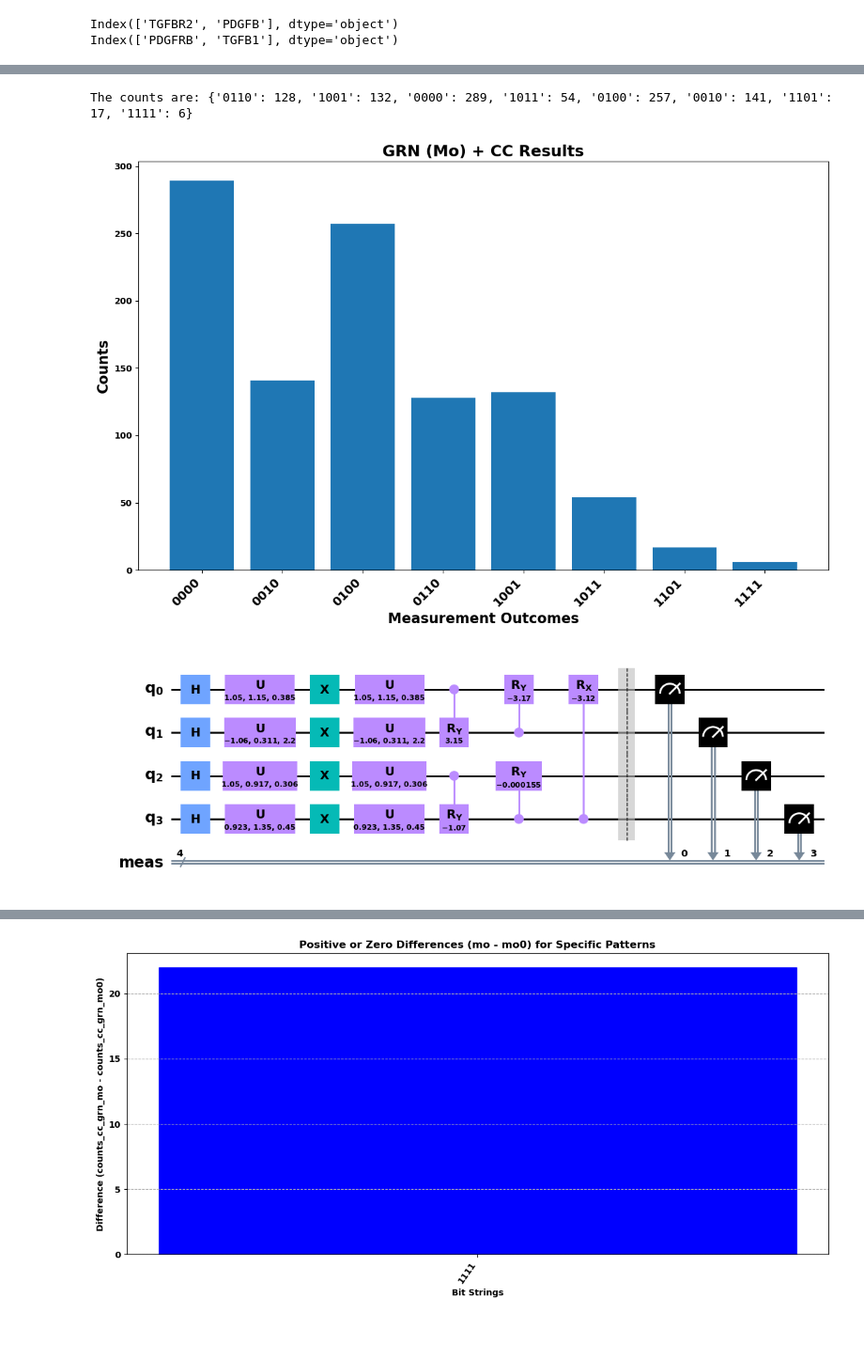
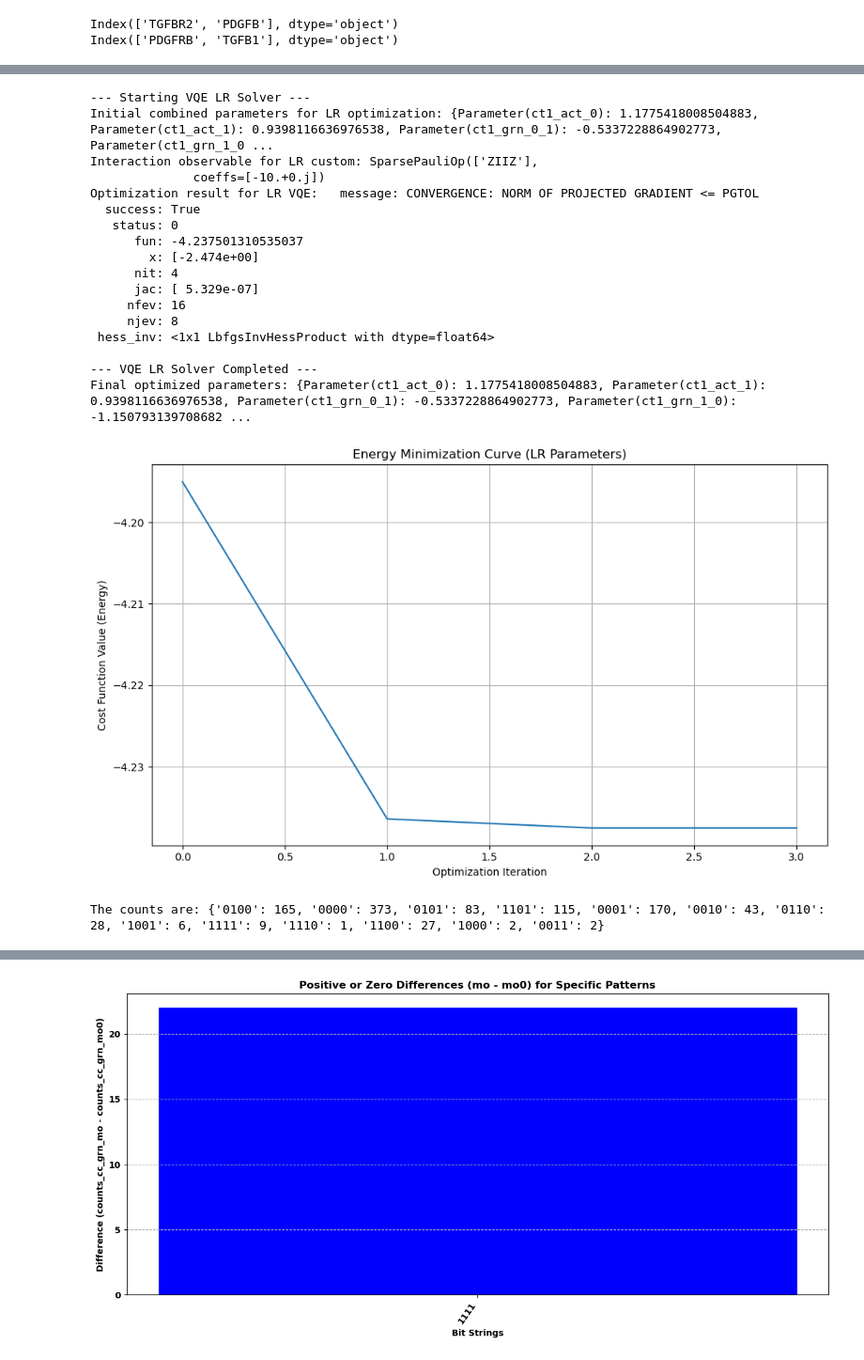
Before and after one commit to cailab-tamu/QuantumXCT, a Jupyter notebook: python/cc_grn_opt_1link.ipynb, the cells around one changed output, grey strips where cells are left out. Shown at 94% size. Cells and saved outputs as stored; diff of their text form; code cells hidden in the pictures; blank space fills up the shorter version.

Commit message:
Initializing vqe solver for lr, for now is disjoint from GRN version

```diff
--- a/python/cc_grn_opt_1link.ipynb
+++ b/python/cc_grn_opt_1link.ipynb
@@ -670,7 +512,0 @@ The counts are: {'0000': 340, '0101': 82, '1101': 133, '0001': 170, '0100': 166,
-# %%
-counts_cc_grn_mo, bound_circuit_cc_grn_mo = evaluate_and_plot_ansatz(cc_grn_circuit_mo, all_params_lr_mo, shots=1024, title="GRN (Mo) + CC Results")
-bound_circuit_cc_grn_mo.draw(output="mpl", style="clifford", fold=40)  # Show the circuit plot
-# %% [output]
-The counts are: {'0110': 128, '1001': 132, '0000': 289, '1011': 54, '0100': 257, '0010': 141, '1101': 17, '1111': 6}
-[figure, removed]
-[figure, removed]
@@ -676,0 +640,49 @@ The counts are: {'0110': 128, '1001': 132, '0000': 289, '1011': 54, '0100': 257,
+# %%
+# --- Calling the vqe_lr_solver function with your variables ---
+print("--- Starting VQE LR Solver ---")
+result_lr_bfgs, optimized_full_params_lr_co, cost_values_from_solver = vqe_lr_solver(
+    cc_grn_circuit_co,
+    optimized_full_params_ct1_co,
+    optimized_full_params_ct2_co,
+    interactions_lr,
+    ansatz_grn_ct1_co.num_qubits,
+    ansatz_grn_ct2_co.num_qubits,
+    cost_func_wrapper,
+    create_parameter_dictionaries_from_circuit,
+    create_interaction_observable_general
+)
+
+print("\n--- VQE LR Solver Completed ---")
+print("Final optimized parameters:", optimized_full_params_lr_co)
+
+# --- Plotting the cost values ---
+plt.figure(figsize=(10, 6))
+plt.plot(cost_values_from_solver)
+plt.xlabel("Optimization Iteration")
+plt.ylabel("Cost Function Value (Energy)")
+plt.title("Energy Minimization Curve (LR Parameters)")
+plt.grid(True)
+plt.tight_layout()
+plt.show()
+counts, bound_circuit = evaluate_and_plot_ansatz(cc_grn_circuit_co, optimized_full_params_lr_co, shots=1024, title="Circuit Results")
+bound_circuit.draw(output="mpl", style="clifford", fold=40)  # Show the circuit plot
+# %% [output]
+--- Starting VQE LR Solver ---
+Initial combined parameters for LR optimization: {Parameter(ct1_act_0): 1.1775418008504883, Parameter(ct1_act_1): 0.9398116636976538, Parameter(ct1_grn_0_1): -0.5337228864902773, Parameter(ct1_grn_1_0 ...
+Interaction observable for LR custom: SparsePauliOp(['ZIIZ'],
+              coeffs=[-10.+0.j])
+Optimization result for LR VQE:   message: CONVERGENCE: NORM OF PROJECTED GRADIENT <= PGTOL
+  success: True
+   status: 0
+      fun: -4.237501310535037
+        x: [-2.474e+00]
+      nit: 4
+      jac: [ 5.329e-07]
+     nfev: 16
+     njev: 8
+ hess_inv: <1x1 LbfgsInvHessProduct with dtype=float64>
+
+--- VQE LR Solver Completed ---
+Final optimized parameters: {Parameter(ct1_act_0): 1.1775418008504883, Parameter(ct1_act_1): 0.9398116636976538, Parameter(ct1_grn_0_1): -0.5337228864902773, Parameter(ct1_grn_1_0): -1.150793139708682 ...
+[figure, added]
+The counts are: {'0100': 165, '0000': 373, '0101': 83, '1101': 115, '0001': 170, '0010': 43, '0110': 28, '1001': 6, '1111': 9, '1110': 1, '1100': 27, '1000': 2, '0011': 2}
```
Also changed, not shown: parts of 31 cells of this notebook, 2 other files.
